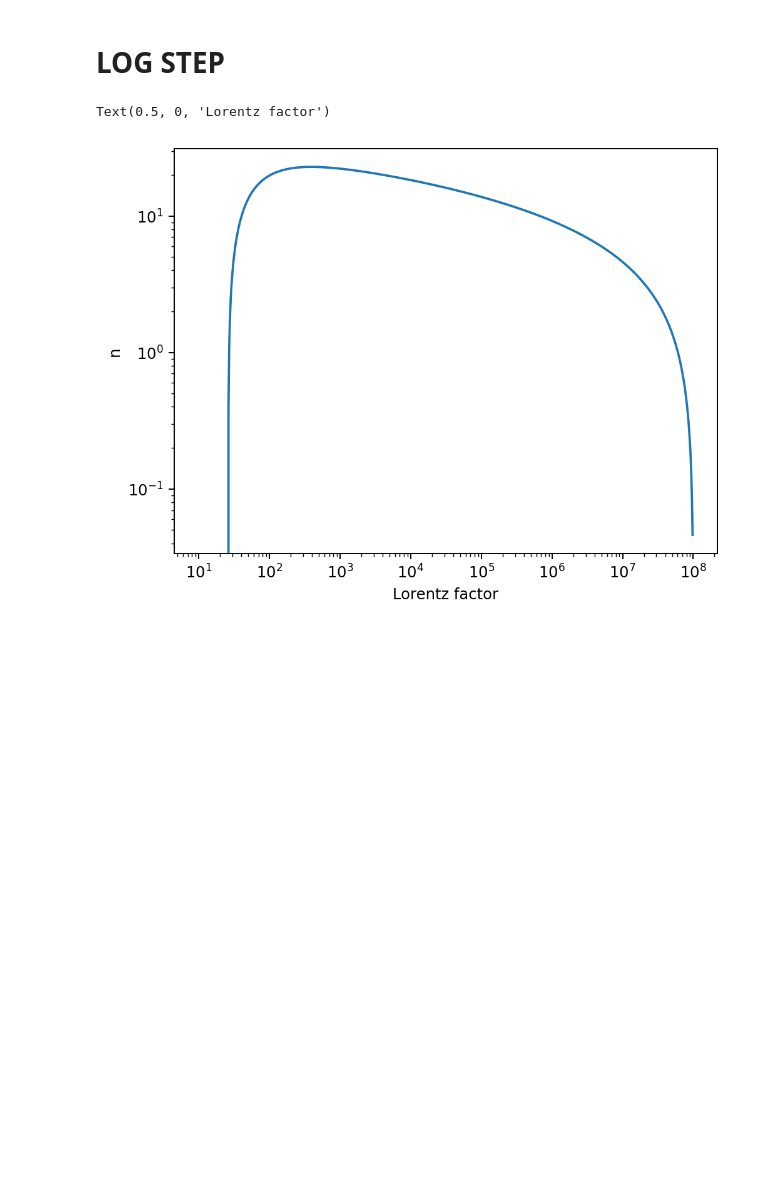
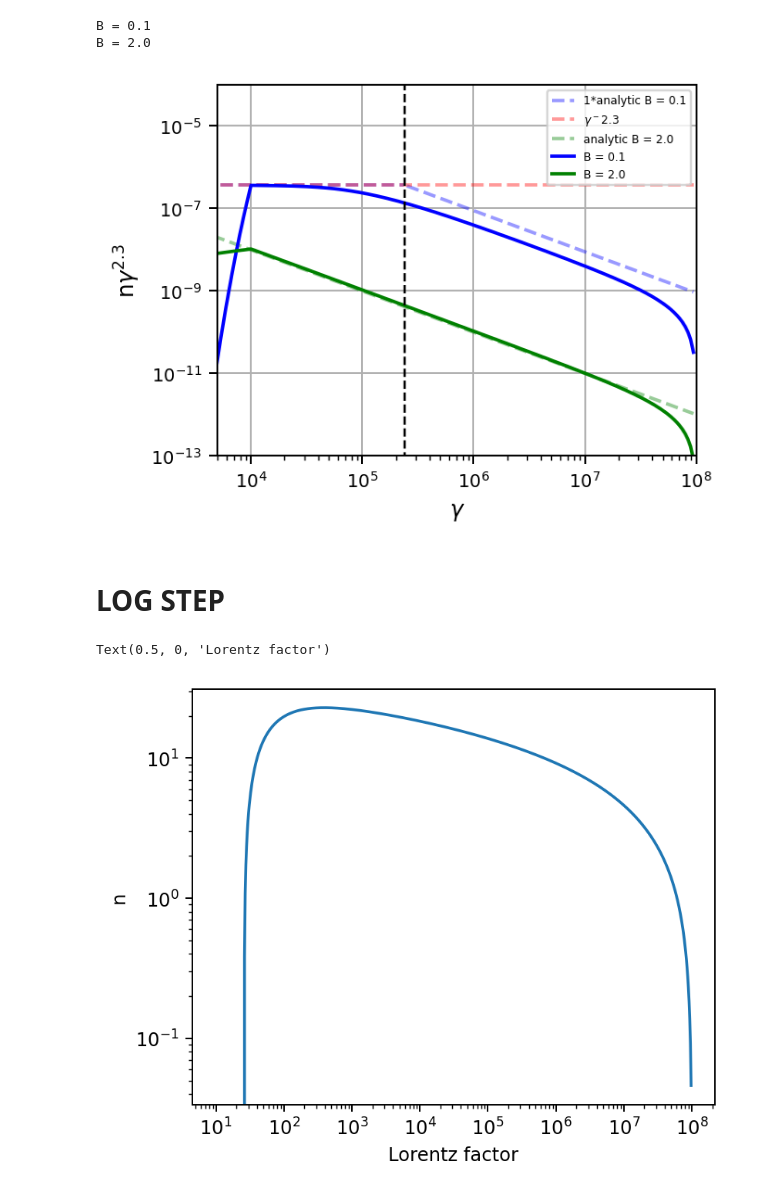
Before and after one commit to me623/Mphys_modelling, a Jupyter notebook: plotting.ipynb, the cells around one changed output. Cells and saved outputs as stored; diff of their text form; code cells hidden in the pictures; blank space fills up the shorter version.

```diff
--- a/plotting.ipynb
+++ b/plotting.ipynb
@@ -7,3 +195,75 @@ mpl.rcParams['figure.dpi'] = 175
+# %%
+files = ["B 100.csv","B2000.csv"]
+names = ["B = 0.1", "B = 2.0"]
+colours = ["blue", "green"]
+inject_p = 2.3
+S=-1.29e-11
+C=1.479802e-12
+tau=2.501668e5
+gamma_c = 1/(S * tau * (1 - inject_p))
+
+fs=10
+
+plt.figure(figsize=[4,3])
+plt.plot(sim_data["gamma"][sim_data["gamma"] < gamma_c],
+         power_law(sim_data["gamma"][sim_data["gamma"] < gamma_c], -inject_p, C * tau) * sim_data["gamma"][sim_data["gamma"] < gamma_c]**2.3,
+         c = colours[0],
+         alpha=0.4,
+         ls="--",
+         label=f"{A}*analytic B = 0.1"
+)
+plt.plot(sim_data["gamma"][sim_data["gamma"] > gamma_c],
+         power_law(sim_data["gamma"][sim_data["gamma"] > gamma_c], -inject_p-1, C / (S*(1-inject_p))) * sim_data["gamma"][sim_data["gamma"] > gamma_c]**2.3,
+         c= colours[0],
+         alpha=0.4,
+         ls="--",
+)
+plt.plot(sim_data["gamma"],
+         power_law(sim_data["gamma"], -2.3, C * tau)* sim_data["gamma"]**2.3,
+         c= "red",
+         alpha=0.4,
+         ls="--",
+         label=f"$\gamma^{-2.3}$"
+)
+
+
+S=-1.16e-08
+
+plt.plot(sim_data["gamma"],
+         A*power_law(sim_data["gamma"], -inject_p-1, C / (S*(1-inject_p))) * sim_data["gamma"]**2.3,
+         c= colours[1],
+         alpha=0.4,
+         ls="--",
+         label=f"analytic B = 2.0"
+)
+
+for file, name, colour in zip(files, names, colours):
+    sim_data=pd.read_csv(r"C:\Users\morga\Masters Year\Modelling\Mphys_modelling\csv_data\{}".format(file),
+    header=None,
+    low_memory=False)
+    sim_data=sim_data.T
+    sim_data.columns = sim_data.iloc[0]
+    sim_data = sim_data[1:]
+    sim_data.reset_index(drop=True, inplace=True)
+
+    plt.plot(sim_data["gamma"], sim_data.iloc[:,-1] * sim_data["gamma"]**2.3, label=name, c=colour)
+    print(name)
+plt.ylabel("n$\gamma^{2.3}$", fontsize=fs)
+plt.yscale("log")
+plt.xscale("log")
+plt.xlabel("$\gamma$", fontsize=fs)
+plt.xticks(fontsize=fs*0.8)
+plt.yticks(fontsize=fs*0.8)
+plt.legend( loc="upper right",fontsize=fs*0.5)
+plt.xlim(5e3, 1e8)
+plt.ylim(1e-13, 1e-4)
+plt.vlines(gamma_c, 1e-14, 1, "black", "dashed",lw=1)
+plt.tight_layout()
+plt.grid()
+# %% [output]
+B = 0.1
+B = 2.0
+[figure, added]
 # %% [markdown]
 # LOG STEP
 # %%
@@ -11,6 +271,7 @@ sim_data=pd.read_csv(r"C:\Users\morga\Masters Year\Modelling\Mphys_modelling\csv
 header=None,
 low_memory=False,
 )
+plt.figure(figsize=[5,4])
 sim_data=sim_data.T
 sim_data.columns = sim_data.iloc[0]
 sim_data = sim_data[1:]
@@ -24,4 +285,4 @@ plt.xscale("log")
 plt.xlabel("Lorentz factor")
 # %% [output]
 Text(0.5, 0, 'Lorentz factor')
-[figure, old version]
+[figure, new version]
```
Also changed, not shown: parts of 13 cells of this notebook, 3 other files.
